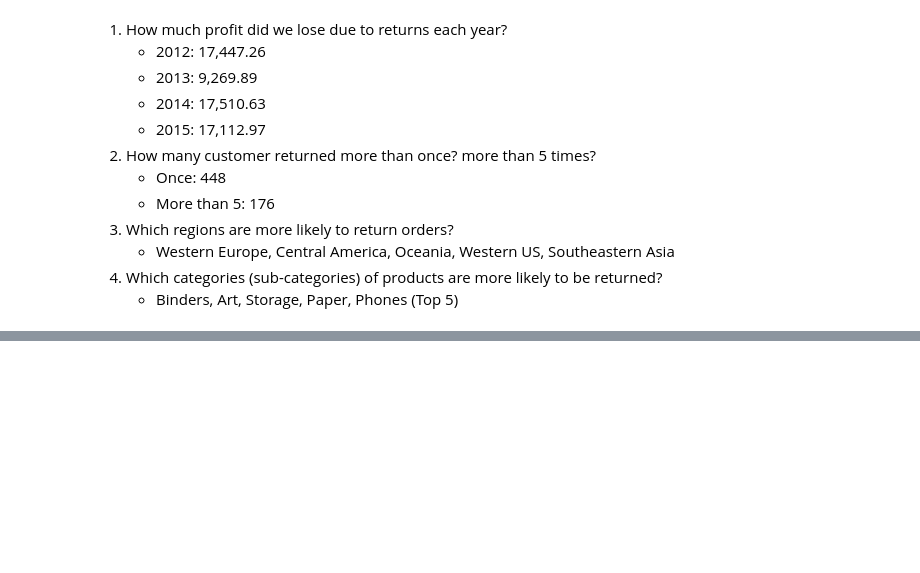
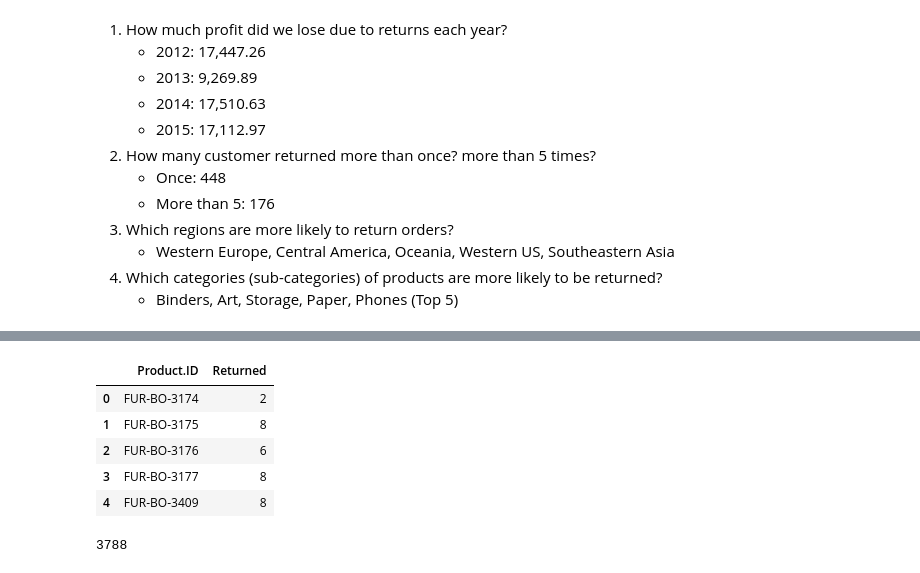
Before and after one commit to cchen17/machine-learning_house-prices, a Jupyter notebook: denise/MachineLearningLab.ipynb, the cells around one changed output, grey strips where cells are left out. Cells and saved outputs as stored; diff of their text form; code cells hidden in the pictures; blank space fills up the shorter version.

```diff
--- a/denise/MachineLearningLab.ipynb
+++ b/denise/MachineLearningLab.ipynb
@@ -638,0 +634,17 @@ memory usage: 11.6+ MB
+# %%
+# Number of Returns
+NumReturns = pd.DataFrame(joined.groupby('Product.ID')['Returned'].count())
+NumReturns = NumReturns.reset_index()
+# %%
+NumReturns.head()
+# %% [output]
+|  | Product.ID | Returned |
+| 0 | FUR-BO-3174 | 2 |
+| 1 | FUR-BO-3175 | 8 |
+| 2 | FUR-BO-3176 | 6 |
+| 3 | FUR-BO-3177 | 8 |
+| 4 | FUR-BO-3409 | 8 |
+# %%
+len(joined['Product.ID'].unique())
+# %% [output]
+3788
```
Also changed, not shown: parts of 13 cells of this notebook.
